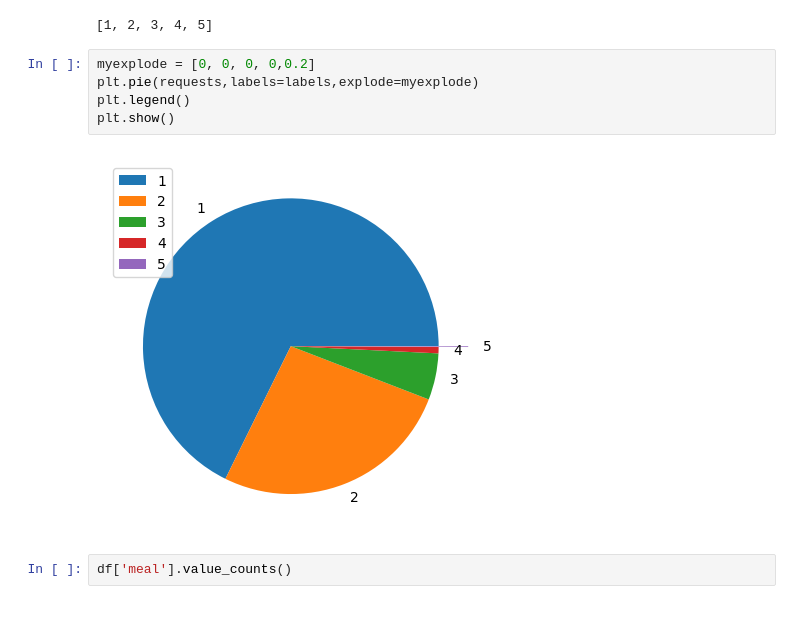
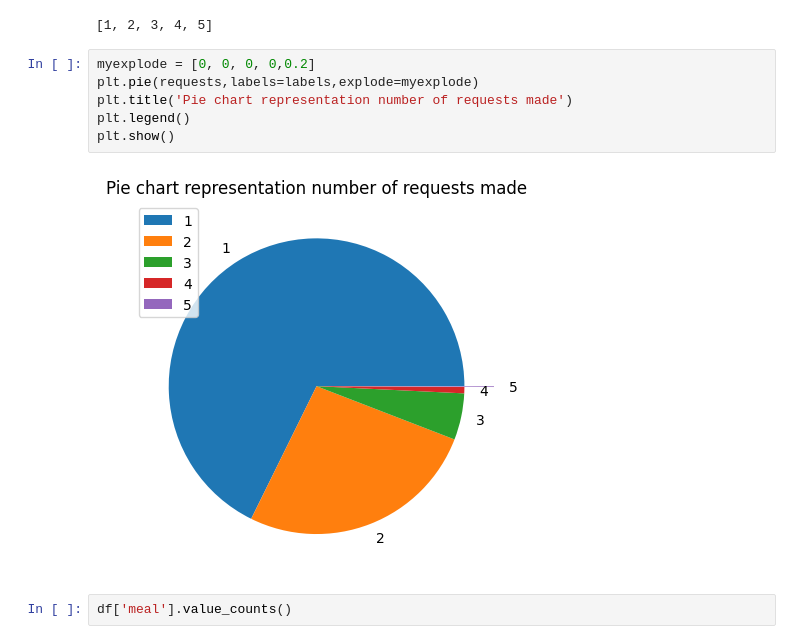
Before and after one commit to puttadharani/Data-surfers, a Jupyter notebook: 1st_project.ipynb, the cells around one changed output. Cells and saved outputs as stored; diff of their text form; blank space fills up the shorter version.

```diff
--- a/1st_project.ipynb
+++ b/1st_project.ipynb
@@ -650,10 +615,11 @@ labels
 # %%
 myexplode = [0, 0, 0, 0,0.2]
 plt.pie(requests,labels=labels,explode=myexplode)
+plt.title('Pie chart representation number of requests made')
 plt.legend()
 plt.show()
 # %% [output]
-[figure, old version]
+[figure, new version]
 # %%
 df['meal'].value_counts()
 # %% [output]
```
Also changed, not shown: parts of 69 cells of this notebook.
